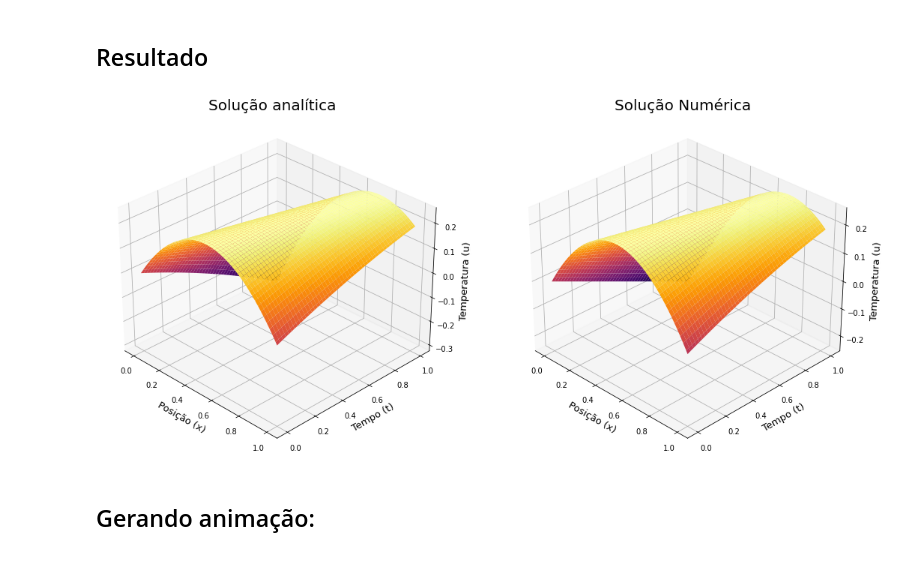
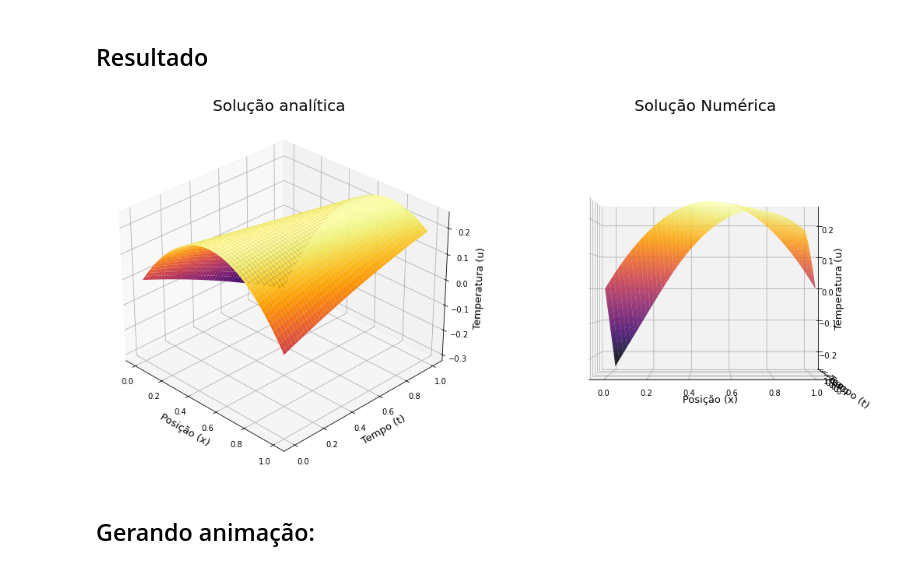
Before and after one commit to Karl-Marcos/Trabalho_Analise_Numerica, a Jupyter notebook: equação de advecção.ipynb, the cells around one changed output. Drawn from its saved outputs; the diff is of its cells as text; code cells hidden in the pictures.

```diff
--- a/equação de advecção.ipynb
+++ b/equação de advecção.ipynb
@@ -63,28 +63,28 @@ for n in range(Nt - 1):
 # %%
 X, T = np.meshgrid(x, t)
 fig = plt.figure(figsize=(18, 9))
 
 # solução analítica
 ax1 = fig.add_subplot(121, projection='3d')
 ax1.plot_surface(T, X, ua, cmap='inferno')
 ax1.view_init(elev=30, azim=-45)
 ax1.set_title('Solução analítica', fontsize = 20)
 ax1.set_xlabel('Posição (x)', fontsize = 13)
 ax1.set_ylabel('Tempo (t)', fontsize = 13)
 ax1.set_zlabel('Temperatura (u)', fontsize = 13)
 
 # Solução numérica
 ax2 = fig.add_subplot(122, projection='3d')
 ax2.plot_surface(T,X, un, cmap='inferno')
-ax2.view_init(elev=30, azim=-45)
+ax2.view_init(elev=0, azim=-90)
 ax2.set_title('Solução Numérica', fontsize = 20)
 ax2.set_xlabel('Posição (x)', fontsize = 13)
 ax2.set_ylabel('Tempo (t)', fontsize = 13)
 ax2.set_zlabel('Temperatura (u)', fontsize = 13)
 
 plt.savefig(r'imagens\adveccao.png',dpi = 200)
 # %% [output]
-[figure, old version]
+[figure, new version]
 # %% [markdown]
 ## Gerando animação:
 # %%
```
Also changed, not shown: 2 other files.
